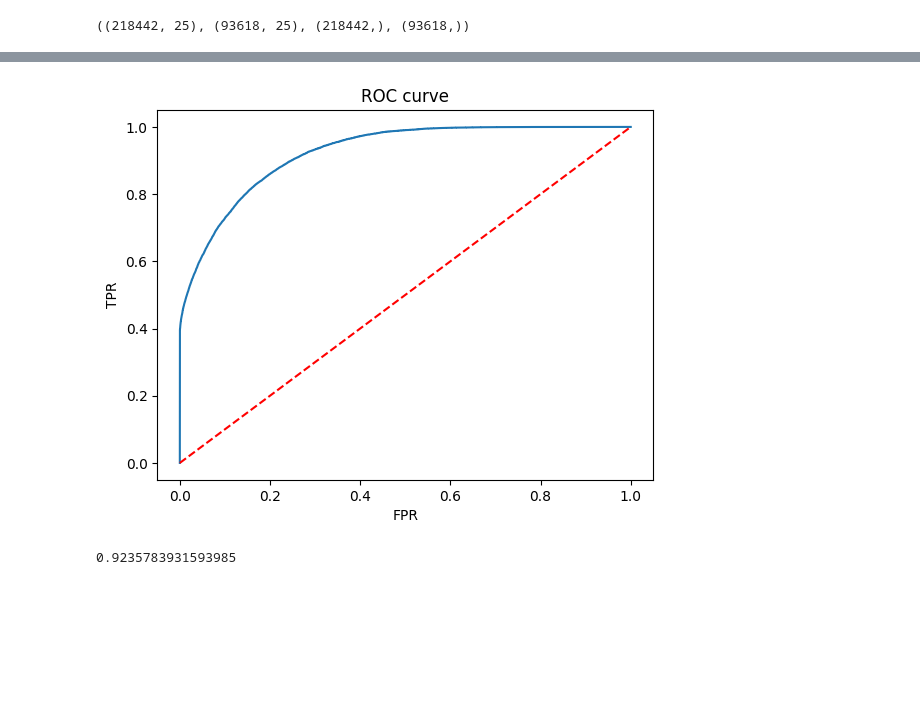
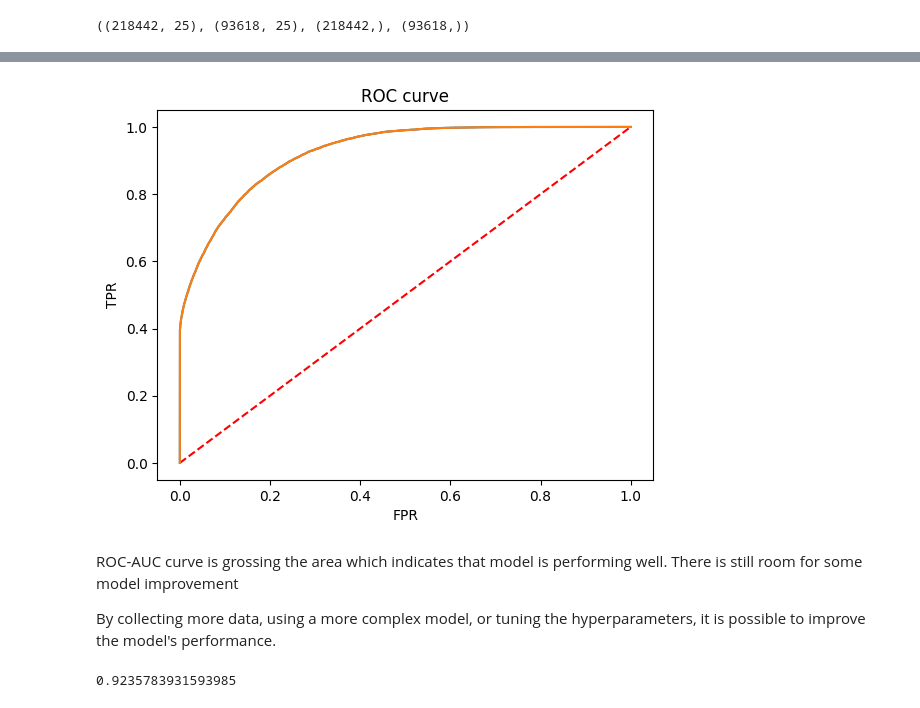
Before and after one commit to Rhy-Shah/ML, a Jupyter notebook: LoanTap/loantap.ipynb, the cells around one changed output, grey strips where cells are left out. Drawn from its saved outputs; the diff is of its cells as text; code cells hidden in the pictures; blank space fills up the shorter version.

```diff
--- a/LoanTap/loantap.ipynb
+++ b/LoanTap/loantap.ipynb
@@ -623,15 +775,22 @@ X_train.shape, X_test.shape, y_train.shape, y_test.shape
 # %%
 prob = (model.predict_proba(X_test))[:,1]
 fpr, tpr, thr = roc_curve(y_test, prob)
+logit_roc_auc = roc_auc_score(y_test,model.predict(X_test))
 
 plt.plot(fpr,tpr)
 plt.plot(fpr,fpr,'--',color='red' )
+plt.plot(fpr,tpr,label='Logistic Regression (area = %0.2f)' % logit_roc_auc)
 plt.title('ROC curve')
 plt.xlabel('FPR')
 plt.ylabel('TPR')
 plt.show()
 # %% [output]
-[figure, old version]
+[figure, new version]
+# %% [markdown]
+ROC-AUC curve is grossing the area which indicates that model is performing well.
+There is still room for some model improvement
+
+By collecting more data, using a more complex model, or tuning the hyperparameters, it is possible to improve the model's performance.
 # %%
 roc_auc_score(y_test,prob)
 # %% [output]
```
Also changed, not shown: parts of 43 cells of this notebook.
